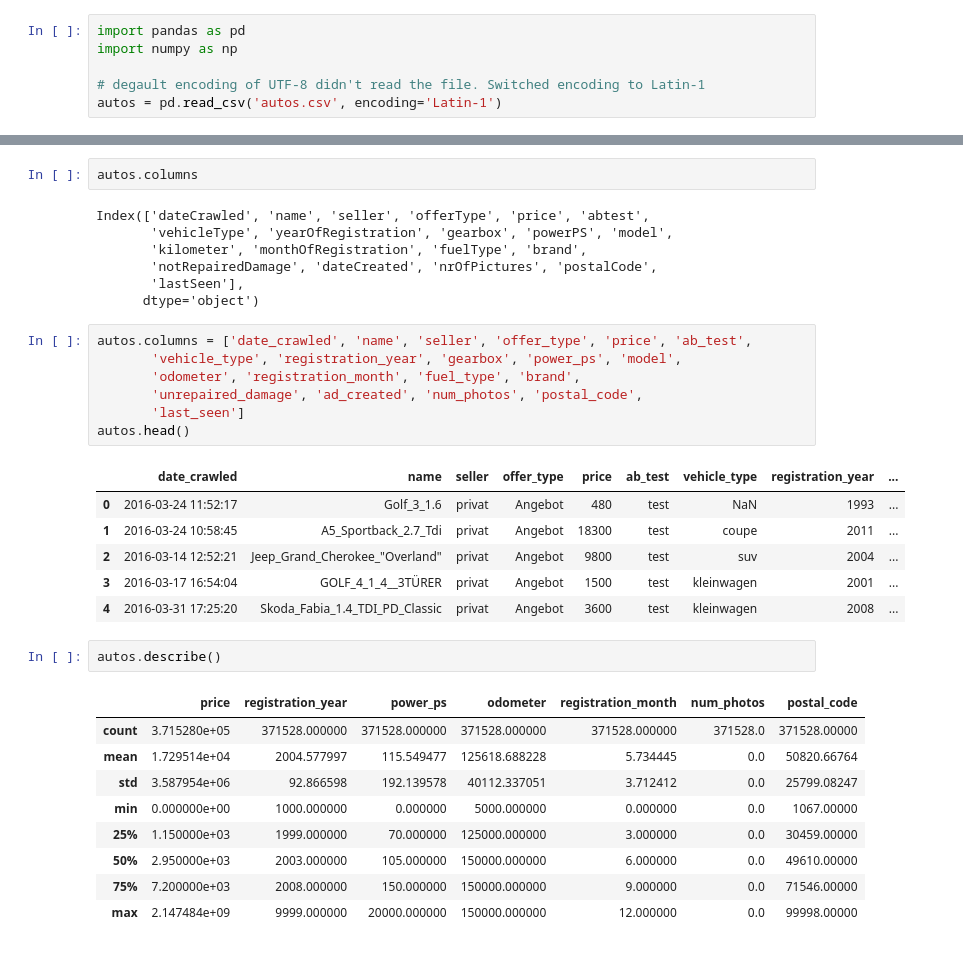
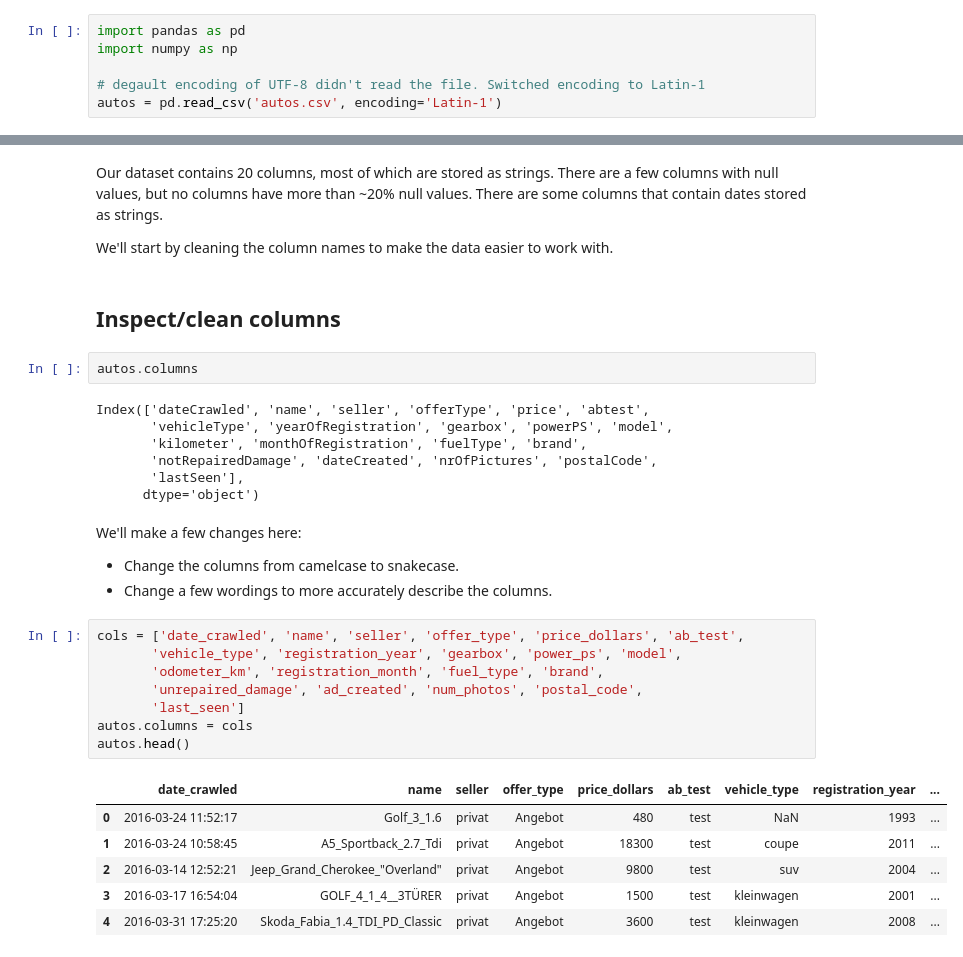
Before and after one commit to xander-bennett/ebay-car-data, a Jupyter notebook: ebay.ipynb, the cells around one changed output, grey strips where cells are left out. Drawn from its saved outputs; the diff is of its cells as text.

Commit message:
exploratory data analysis and some feature engineering

```diff
--- a/ebay.ipynb
+++ b/ebay.ipynb
@@ -16,3 +73,9 @@ autos.head()
+# %% [markdown]
+Our dataset contains 20 columns, most of which are stored as strings. There are a few columns with null values, but no columns have more than ~20% null values. There are some columns that contain dates stored as strings.
+
+We'll start by cleaning the column names to make the data easier to work with.
+# %% [markdown]
+## Inspect/clean columns
 # %%
 autos.columns
 # %% [output]
@@ -22,29 +85,23 @@ Index(['dateCrawled', 'name', 'seller', 'offerType', 'price', 'abtest',
        'notRepairedDamage', 'dateCreated', 'nrOfPictures', 'postalCode',
        'lastSeen'],
       dtype='object')
+# %% [markdown]
+We'll make a few changes here:
+
+- Change the columns from camelcase to snakecase.
+- Change a few wordings to more accurately describe the columns.
 # %%
-autos.columns = ['date_crawled', 'name', 'seller', 'offer_type', 'price', 'ab_test',
+cols = ['date_crawled', 'name', 'seller', 'offer_type', 'price_dollars', 'ab_test',
        'vehicle_type', 'registration_year', 'gearbox', 'power_ps', 'model',
-       'odometer', 'registration_month', 'fuel_type', 'brand',
+       'odometer_km', 'registration_month', 'fuel_type', 'brand',
        'unrepaired_damage', 'ad_created', 'num_photos', 'postal_code',
        'last_seen']
+autos.columns = cols
 autos.head()
 # %% [output]
-|  | date_crawled | name | seller | offer_type | price | ab_test | vehicle_type | registration_year | ... |
+|  | date_crawled | name | seller | offer_type | price_dollars | ab_test | vehicle_type | registration_year | ... |
 | 0 | 2016-03-24 11:52:17 | Golf_3_1.6 | privat | Angebot | 480 | test | NaN | 1993 | ... |
 | 1 | 2016-03-24 10:58:45 | A5_Sportback_2.7_Tdi | privat | Angebot | 18300 | test | coupe | 2011 | ... |
 | 2 | 2016-03-14 12:52:21 | Jeep_Grand_Cherokee_"Overland" | privat | Angebot | 9800 | test | suv | 2004 | ... |
 | 3 | 2016-03-17 16:54:04 | GOLF_4_1_4__3TÜRER | privat | Angebot | 1500 | test | kleinwagen | 2001 | ... |
 | 4 | 2016-03-31 17:25:20 | Skoda_Fabia_1.4_TDI_PD_Classic | privat | Angebot | 3600 | test | kleinwagen | 2008 | ... |
-# %%
-autos.describe()
-# %% [output]
-|  | price | registration_year | power_ps | odometer | registration_month | num_photos | postal_code |
-| count | 3.715280e+05 | 371528.000000 | 371528.000000 | 371528.000000 | 371528.000000 | 371528.0 | 371528.00000 |
-| mean | 1.729514e+04 | 2004.577997 | 115.549477 | 125618.688228 | 5.734445 | 0.0 | 50820.66764 |
-| std | 3.587954e+06 | 92.866598 | 192.139578 | 40112.337051 | 3.712412 | 0.0 | 25799.08247 |
-| min | 0.000000e+00 | 1000.000000 | 0.000000 | 5000.000000 | 0.000000 | 0.0 | 1067.00000 |
-| 25% | 1.150000e+03 | 1999.000000 | 70.000000 | 125000.000000 | 3.000000 | 0.0 | 30459.00000 |
-| 50% | 2.950000e+03 | 2003.000000 | 105.000000 | 150000.000000 | 6.000000 | 0.0 | 49610.00000 |
-| 75% | 7.200000e+03 | 2008.000000 | 150.000000 | 150000.000000 | 9.000000 | 0.0 | 71546.00000 |
-| max | 2.147484e+09 | 9999.000000 | 20000.000000 | 150000.000000 | 12.000000 | 0.0 | 99998.00000 |
```
Also changed, not shown: parts of 22 cells of this notebook.
